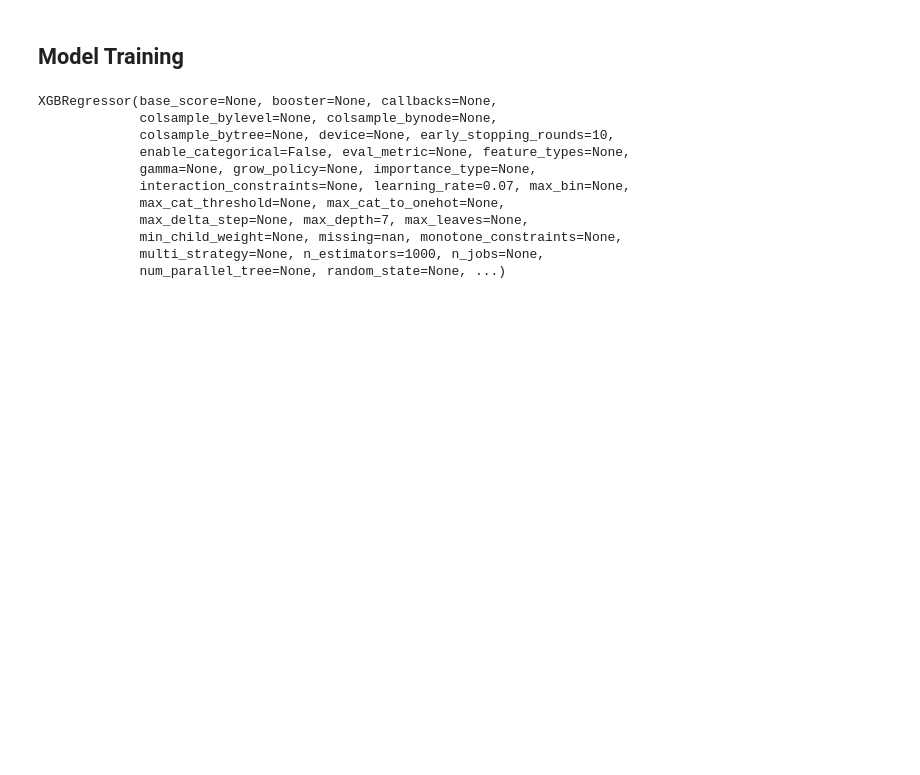
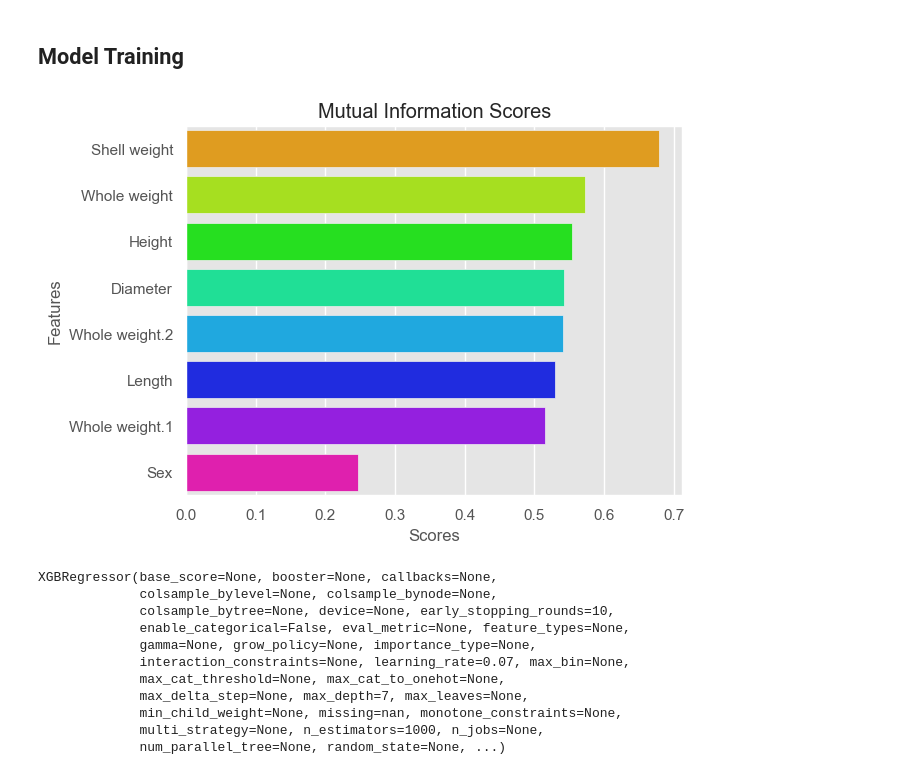
Before and after one commit to yashksaini-coder/Regression-with-an-Abalone-Dataset, a Jupyter notebook: Regression with an Abalone.ipynb, the cells around one changed output. Saved outputs shown, nothing was run; the diff lists cells and outputs as text; code cells hidden in the pictures; blank space fills up the shorter version.

Commit message:
Add Mutual Information scores of variables

```diff
--- a/Regression with an Abalone.ipynb
+++ b/Regression with an Abalone.ipynb
@@ -162,13 +162,3 @@ for i, num_feat in enumerate(numeric_features):
 plt.show()
 # %% [output]
 [figure]
-# %%
-sns.set(style="whitegrid")
-
-for num_feat in numeric_features:
-    plt.figure(figsize=(8, 6))
-    sns.scatterplot(x=num_feat, y='Sex', data=df)
-    plt.title(f"Scatter Plot of {num_feat} vs Target Variable(Sex)", fontsize=14)
-    plt.xlabel(num_feat, fontsize=12)
-    plt.ylabel("Target Variable", fontsize=12)
-    plt.show()
@@ -286,6 +267,28 @@ train = train.drop(columns=['id'], axis=1)
 
 y = train.Rings
 X = train.drop(['Rings'], axis=1)
+# %%
+from sklearn.feature_selection import mutual_info_regression
+
+discrete_features = X.dtypes == int
+
+def mi_score_maker(X,y,discrete_features):
+    scores = mutual_info_regression(X,y,discrete_features=discrete_features)
+    df = pd.DataFrame({
+        'Features':X.columns,
+        'Scores':scores
+    })
+    df = df.sort_values(['Scores'],ascending=False).reset_index(drop=True)
+    return df
+# %%
+mi_scores = mi_score_maker(X,y.astype('float64'),discrete_features)
+# %%
+colors = sns.color_palette('hsv', len(mi_scores))
+sns.barplot(x='Scores',y='Features',data=mi_scores, palette=colors)
+plt.title("Mutual Information Scores")
+plt.show()
+# %% [output]
+[figure, added]
 # %%
 X_train, X_val, y_train, y_val = train_test_split(X, y, test_size=0.2, random_state=21)
 # %%
```
Also changed, not shown: parts of 1 cell of this notebook.
